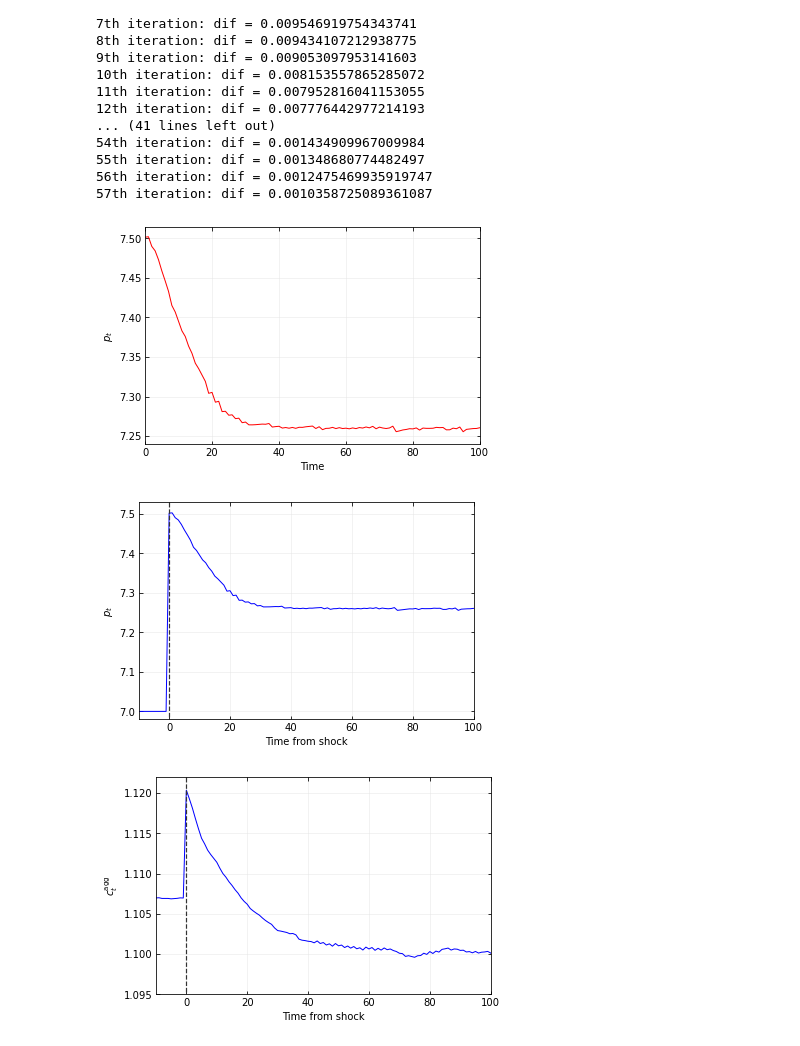
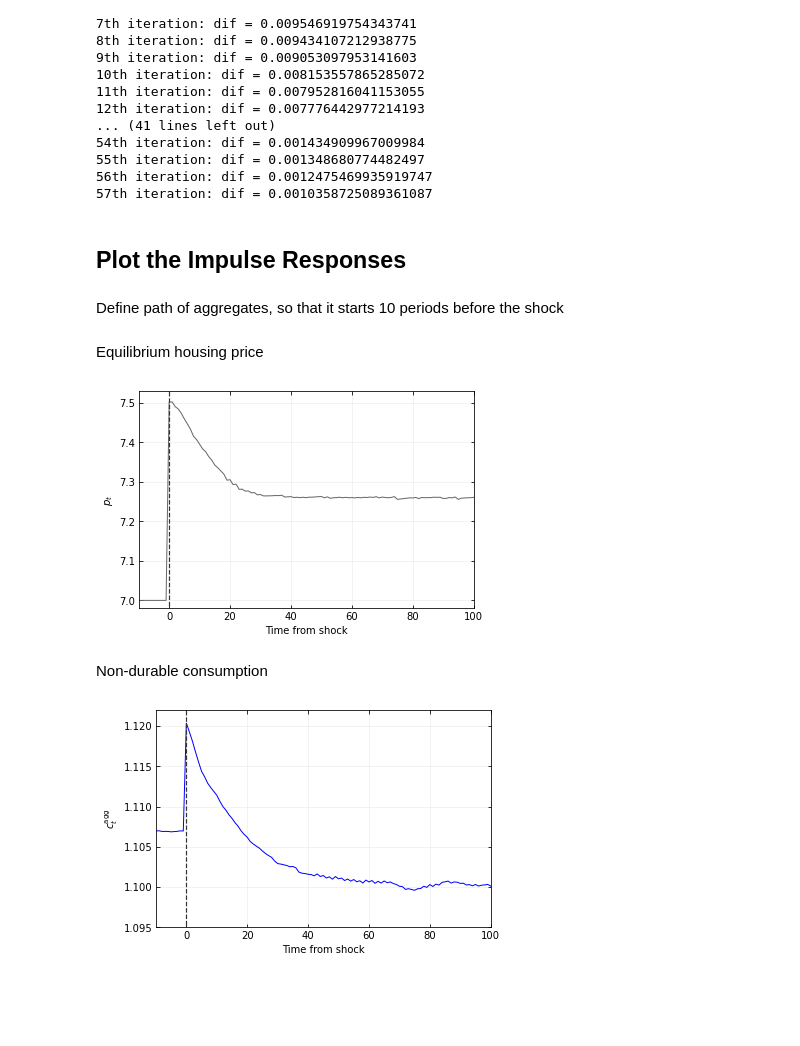
Before and after one commit to madsankern/MA_thesis, a Jupyter notebook: 01 - Transition.ipynb, the cells around one changed output. Saved outputs shown, nothing was run; the diff lists cells and outputs as text; code cells hidden in the pictures; blank space fills up the shorter version.

```diff
--- a/01 - Transition.ipynb
+++ b/01 - Transition.ipynb
@@ -71,3 +25,0 @@ for t in range(model.par.path_T):
-# %%
-max_abs_diff = np.max(np.abs(path_ph-path_ph_))
-print(max_abs_diff)
@@ -243,25 +139,10 @@ for _ in range(max_iter):
 55th iteration: dif = 0.001348680774482497
 56th iteration: dif = 0.0012475469935919747
 57th iteration: dif = 0.0010358725089361087
-# %%
-fig = plt.figure(figsize=(6,4))
-ax = fig.add_subplot(1,1,1)
-
-ax.plot(range(model_path.par.path_T),path_ph[:200], color = 'red', linestyle='-', linewidth=1,  label = 'Demand',zorder=2)
-# ax.plot(range(model_path.par.path_T),yhat, color = 'red', linestyle='--', label = 'price', zorder=2)
-
-ax.set_xlim(0,100)
-
-ax.set_xlabel('Time')
-ax.set_ylabel(r'$p_t$')
-
-ax.grid(visible=True, which = 'major', linestyle='-', linewidth=0.5, color='0.9')
-ax.tick_params(axis='both',bottom=True,top=True,left=True,right=True,direction='in',which='both')
-# ax.legend(frameon = True, edgecolor = 'k', facecolor = 'white', framealpha=1, fancybox=False)
-
-plt.savefig('../../tex/figs/IRF_ph.pdf')
-# %% [output]
-[figure, removed]
+# %% [markdown]
+## Plot the Impulse Responses
+# %% [markdown]
+Define path of aggregates, so that it starts 10 periods before the shock
 # %%
 p_path = np.zeros(10+model_path.par.path_T)
 p_path[0:10] = model_path.par.ph
@@ -276,26 +157,30 @@ m_path[0:10] = np.mean(model_path.sim.m, axis=1)[-10:]
 m_path[10:] = np.mean(model_path.sim_path.m, axis=1)
 
 t_axis = range(-10,200) # Time from shock
+# %% [markdown]
+Equilibrium housing price
 # %%
 fig = plt.figure(figsize=(6,4))
 ax = fig.add_subplot(1,1,1)
 
-ax.plot(t_axis, p_path, color = 'blue', linestyle='-', linewidth=1,  label = 'Demand',zorder=2)
+ax.plot(t_axis, p_path, color = '0.4', linestyle='-', linewidth=1,  label = 'Demand',zorder=2)
 ax.vlines(0,0,10, color = '0.2', linestyle='--', linewidth = 1.2, zorder=2)
 
 ax.set_xlim(-10,100)
 ax.set_ylim(6.98,7.53)
 
 ax.set_xlabel('Time from shock')
 ax.set_ylabel(r'$p_t$')
 
 ax.grid(visible=True, which = 'major', linestyle='-', linewidth=0.5, color='0.9')
 ax.tick_params(axis='both',bottom=True,top=True,left=True,right=True,direction='in',which='both')
 # ax.legend(frameon = True, edgecolor = 'k', facecolor = 'white', framealpha=1, fancybox=False)
 
-plt.savefig('../../tex/figs/IRF_ph.pdf')
+# plt.savefig('../../tex/figs/IRF_ph.pdf')
 # %% [output]
-[figure, old version]
+[figure, new version]
+# %% [markdown]
+Non-durable consumption
 # %%
 fig = plt.figure(figsize=(6,4))
 ax = fig.add_subplot(1,1,1)
```
Also changed, not shown: parts of 41 cells of this notebook.
